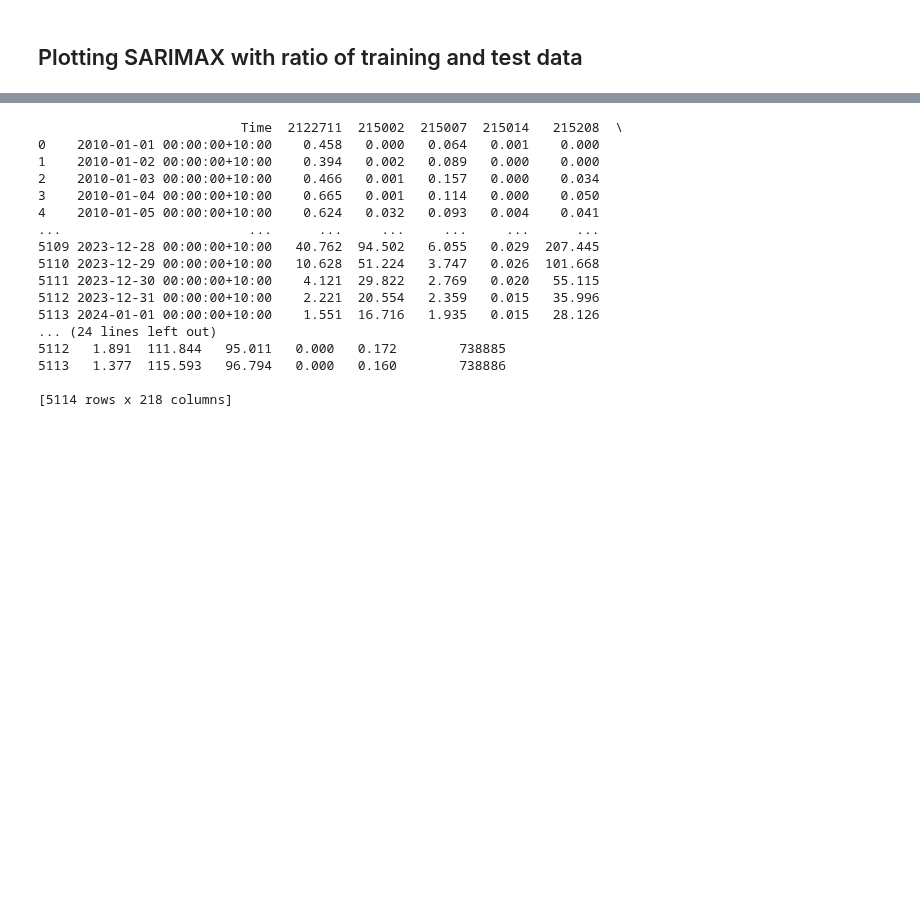
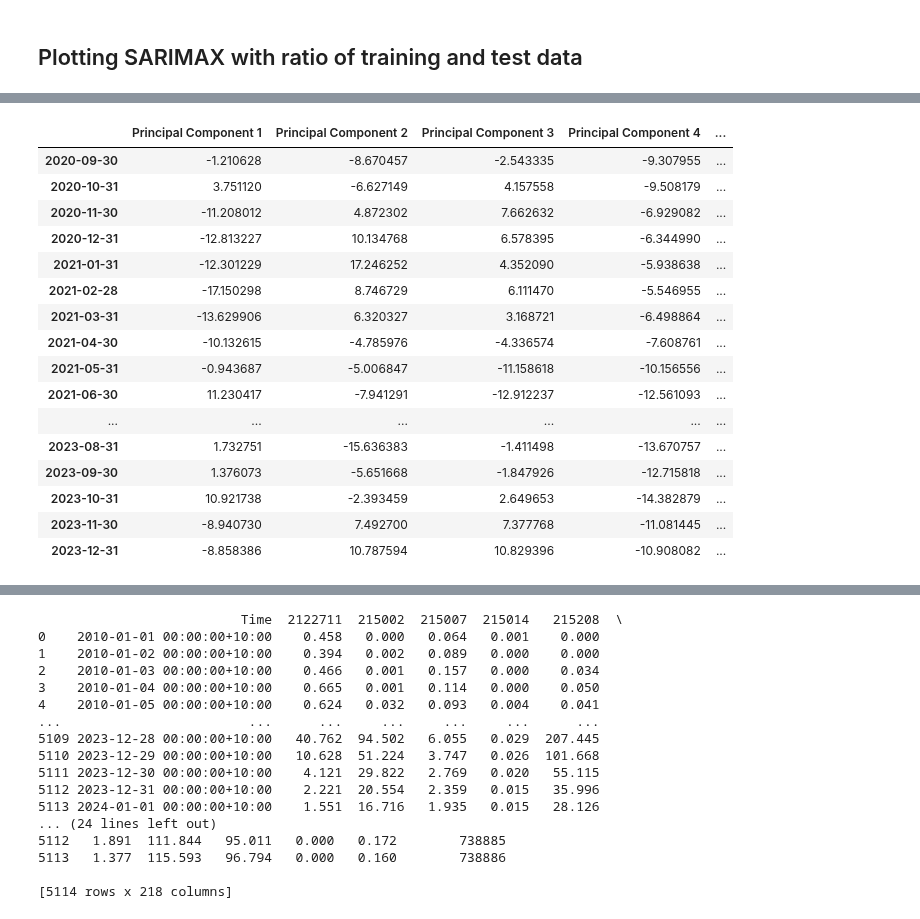
Before and after one commit to ELEN-Workshops-and-LDI/LDI-ML, a Jupyter notebook: MACHINE_LEARNING_PART/ARIMAX.ipynb, the cells around one changed output, grey strips where cells are left out. Saved outputs shown, nothing was run; the diff lists cells and outputs as text; code cells hidden in the pictures; blank space fills up the shorter version.

```diff
--- a/MACHINE_LEARNING_PART/ARIMAX.ipynb
+++ b/MACHINE_LEARNING_PART/ARIMAX.ipynb
@@ -411,3 +429,23 @@ At iterate   10    f=  7.86394D+00    |proj g|=  5.02862D-03
+# %%
+forecast_exog.groupby(pd.Grouper(freq='ME')).median()
+# %% [output]
+|  | Principal Component 1 | Principal Component 2 | Principal Component 3 | Principal Component 4 | ... |
+| 2020-09-30 | -1.210628 | -8.670457 | -2.543335 | -9.307955 | ... |
+| 2020-10-31 | 3.751120 | -6.627149 | 4.157558 | -9.508179 | ... |
+| 2020-11-30 | -11.208012 | 4.872302 | 7.662632 | -6.929082 | ... |
+| 2020-12-31 | -12.813227 | 10.134768 | 6.578395 | -6.344990 | ... |
+| 2021-01-31 | -12.301229 | 17.246252 | 4.352090 | -5.938638 | ... |
+| 2021-02-28 | -17.150298 | 8.746729 | 6.111470 | -5.546955 | ... |
+| 2021-03-31 | -13.629906 | 6.320327 | 3.168721 | -6.498864 | ... |
+| 2021-04-30 | -10.132615 | -4.785976 | -4.336574 | -7.608761 | ... |
+| 2021-05-31 | -0.943687 | -5.006847 | -11.158618 | -10.156556 | ... |
+| 2021-06-30 | 11.230417 | -7.941291 | -12.912237 | -12.561093 | ... |
+| ... | ... | ... | ... | ... | ... |
+| 2023-08-31 | 1.732751 | -15.636383 | -1.411498 | -13.670757 | ... |
+| 2023-09-30 | 1.376073 | -5.651668 | -1.847926 | -12.715818 | ... |
+| 2023-10-31 | 10.921738 | -2.393459 | 2.649653 | -14.382879 | ... |
+| 2023-11-30 | -8.940730 | 7.492700 | 7.377768 | -11.081445 | ... |
+| 2023-12-31 | -8.858386 | 10.787594 | 10.829396 | -10.908082 | ... |
 # %%
 
 
```
Also changed, not shown: parts of 10 cells of this notebook, 9 other files.
